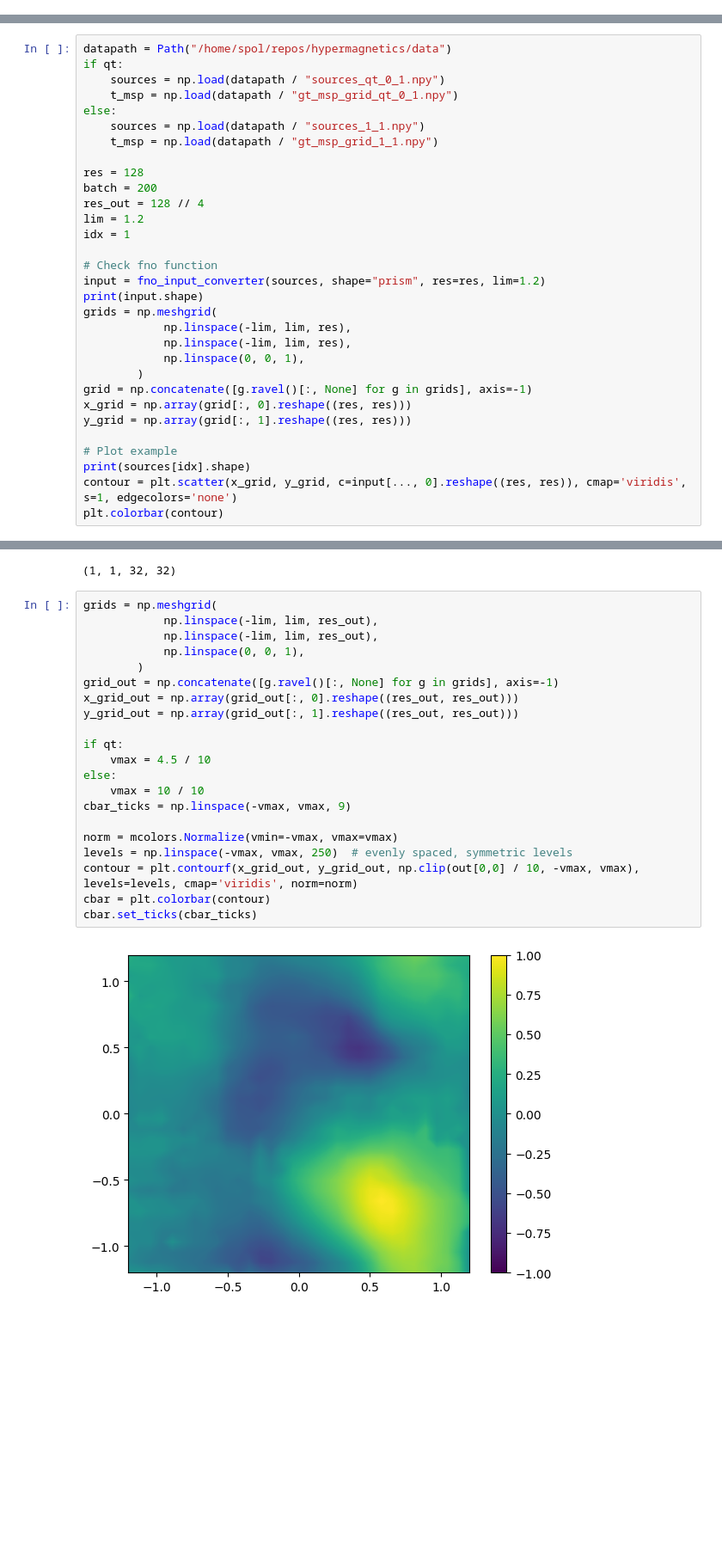
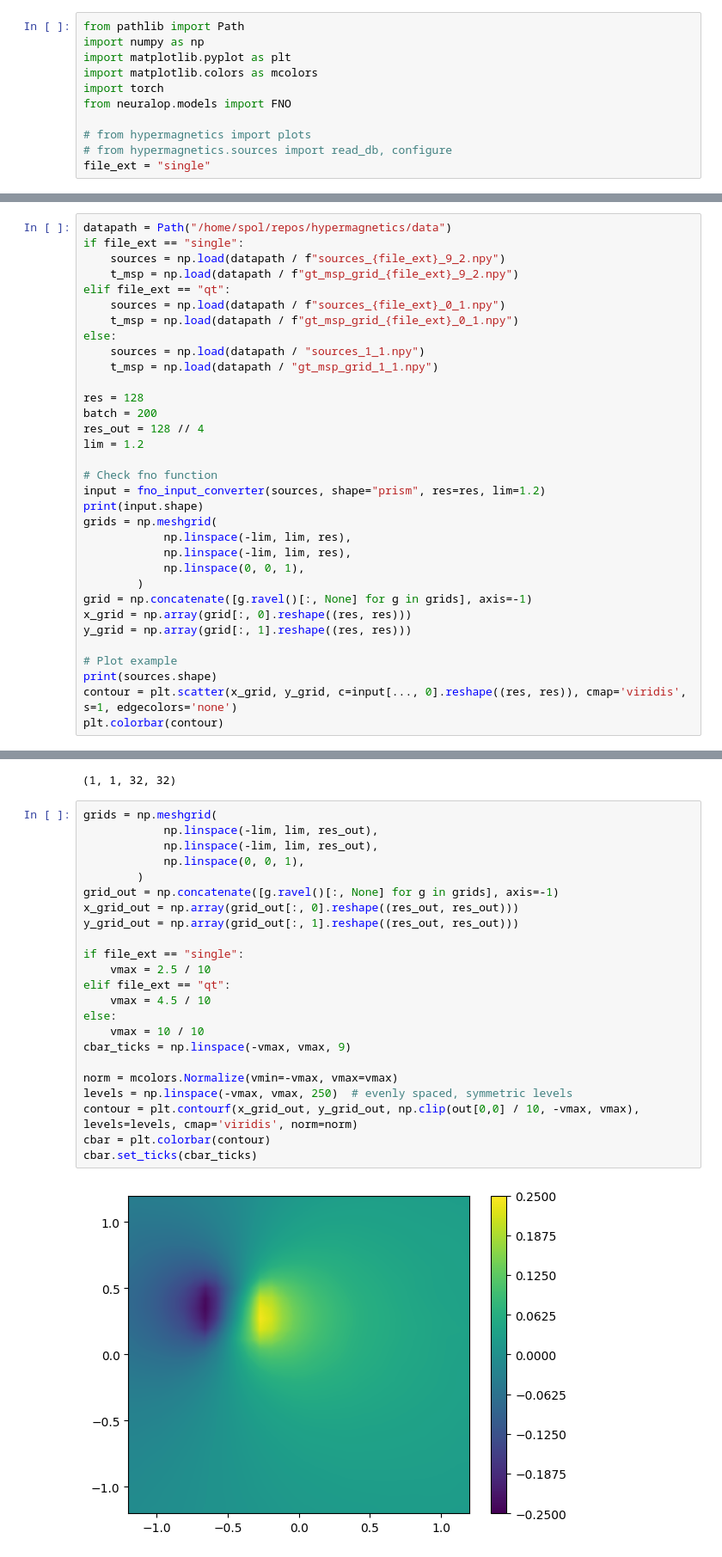
Before and after one commit to cmt-dtu-energy/hypermagnetics, a Jupyter notebook: nbs/fno_Fig6.ipynb, the cells around one changed output, grey strips where cells are left out. Shown at 86% size. Drawn from its saved outputs; the diff is of its cells as text; blank space fills up the shorter version.

Commit message:
Single eval

```diff
--- a/nbs/fno_Fig6.ipynb
+++ b/nbs/fno_Fig6.ipynb
@@ -13,3 +1,14 @@ qt = False
+# %%
+from pathlib import Path
+import numpy as np
+import matplotlib.pyplot as plt
+import matplotlib.colors as mcolors
+import torch
+from neuralop.models import FNO
+
+# from hypermagnetics import plots
+# from hypermagnetics.sources import read_db, configure
+file_ext = "single"
 # %% [raw]
 source_cfg = {
     "shape": "prism",
@@ -92,9 +91,12 @@ def fno_input_converter(
     return input_data
 # %%
 datapath = Path("/home/spol/repos/hypermagnetics/data")
-if qt:
-    sources = np.load(datapath / "sources_qt_0_1.npy")
-    t_msp = np.load(datapath / "gt_msp_grid_qt_0_1.npy")
+if file_ext == "single":
+    sources = np.load(datapath / f"sources_{file_ext}_9_2.npy")
+    t_msp = np.load(datapath / f"gt_msp_grid_{file_ext}_9_2.npy")
+elif file_ext == "qt":
+    sources = np.load(datapath / f"sources_{file_ext}_0_1.npy")
+    t_msp = np.load(datapath / f"gt_msp_grid_{file_ext}_0_1.npy")
 else:
     sources = np.load(datapath / "sources_1_1.npy")
     t_msp = np.load(datapath / "gt_msp_grid_1_1.npy")
@@ -103,7 +105,6 @@ res = 128
 batch = 200
 res_out = 128 // 4
 lim = 1.2
-idx = 1
 
 # Check fno function
 input = fno_input_converter(sources, shape="prism", res=res, lim=1.2)
@@ -118,7 +119,7 @@ x_grid = np.array(grid[:, 0].reshape((res, res)))
 y_grid = np.array(grid[:, 1].reshape((res, res)))
 
 # Plot example
-print(sources[idx].shape)
+print(sources.shape)
 contour = plt.scatter(x_grid, y_grid, c=input[..., 0].reshape((res, res)), cmap='viridis', s=1, edgecolors='none')
 plt.colorbar(contour)
 # %% [output]
@@ -143,26 +144,28 @@ print(out.shape)
 # %%
 grids = np.meshgrid(
             np.linspace(-lim, lim, res_out),
             np.linspace(-lim, lim, res_out),
             np.linspace(0, 0, 1),
         )
 grid_out = np.concatenate([g.ravel()[:, None] for g in grids], axis=-1)
 x_grid_out = np.array(grid_out[:, 0].reshape((res_out, res_out)))
 y_grid_out = np.array(grid_out[:, 1].reshape((res_out, res_out)))
 
-if qt:
+if file_ext == "single":
+    vmax = 2.5 / 10
+elif file_ext == "qt":
     vmax = 4.5 / 10
 else:
     vmax = 10 / 10
 cbar_ticks = np.linspace(-vmax, vmax, 9)
 
 norm = mcolors.Normalize(vmin=-vmax, vmax=vmax)
 levels = np.linspace(-vmax, vmax, 250)  # evenly spaced, symmetric levels
 contour = plt.contourf(x_grid_out, y_grid_out, np.clip(out[0,0] / 10, -vmax, vmax), levels=levels, cmap='viridis', norm=norm)
 cbar = plt.colorbar(contour)
 cbar.set_ticks(cbar_ticks)
 # %% [output]
-[figure, old version]
+[figure, new version]
 # %%
 print(t_msp.shape)
 contour = plt.contourf(x_grid_out, y_grid_out, np.clip(t_msp / 10, -vmax, vmax), levels=levels, cmap='viridis', norm=norm)
```
Also changed, not shown: parts of 6 cells of this notebook.
